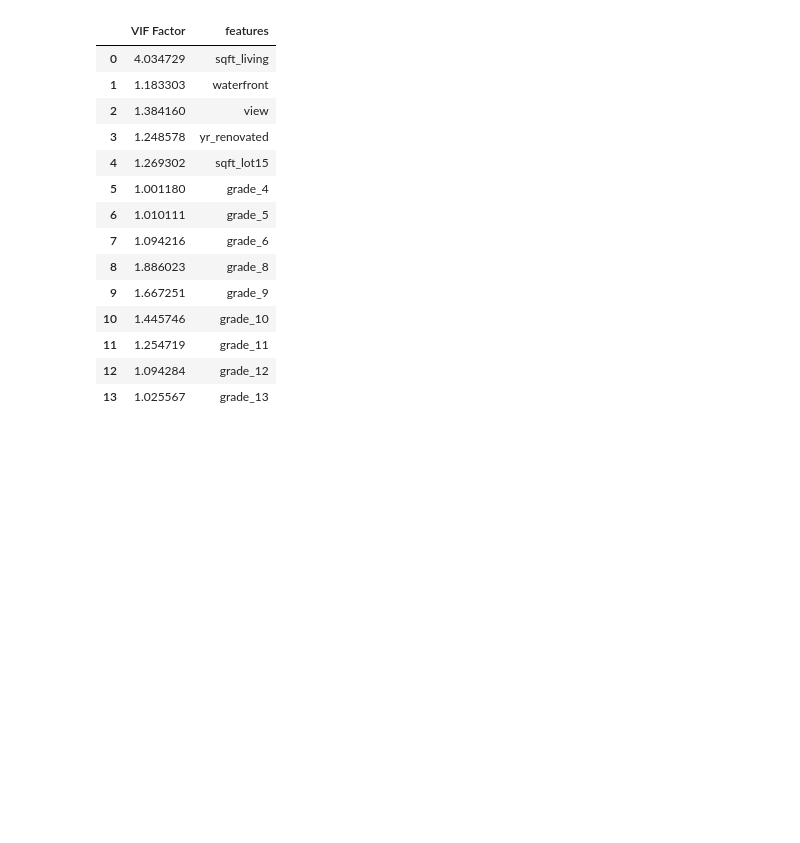
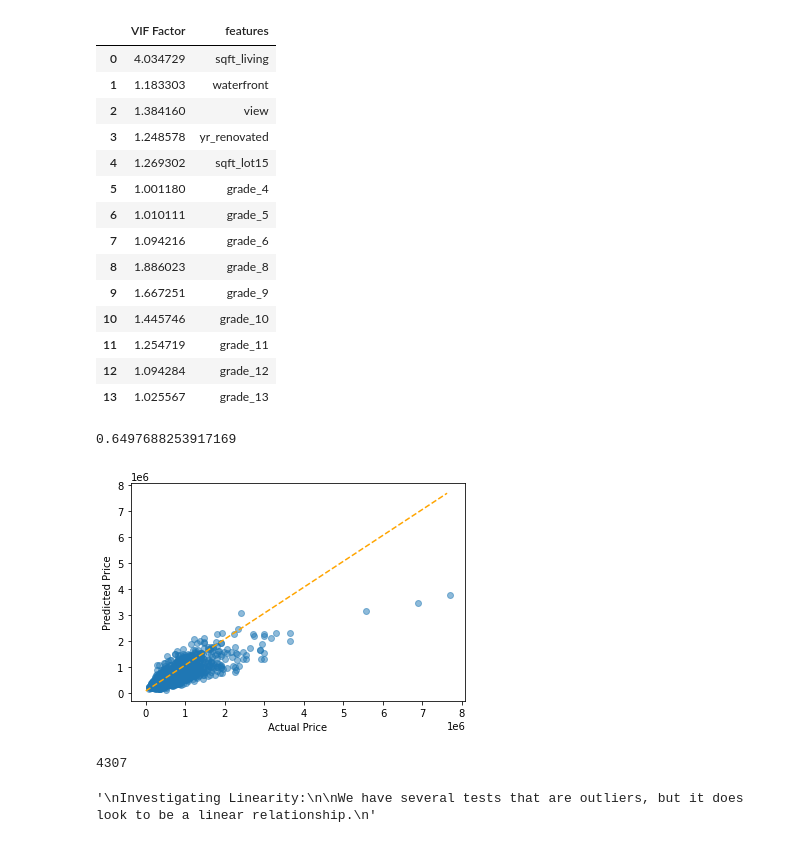
Before and after one commit to SethKauf/King_County_Avocoders_Group_3, a Jupyter notebook: Mitch_Notebook_day_2_Seth_Edits.ipynb, the cells around one changed output. Saved outputs shown, nothing was run; the diff lists cells and outputs as text; code cells hidden in the pictures; blank space fills up the shorter version.

Commit message:
Good Model Low VIF

```diff
--- a/Mitch_Notebook_day_2.ipynb
+++ b/Mitch_Notebook_day_2_Seth_Edits.ipynb
@@ -591,15 +593,15 @@ y=merged['price']
 
 X_train,X_test,y_train,y_test = train_test_split(X, y, test_size=0.2, random_state=42)
 
-Scaler = StandardScaler()
-X_train = Scaler.fit_transform(X_train)
-X_test = Scaler.transform(X_test)
+scaler = StandardScaler()
+X_train_final = scaler.fit_transform(X_train)
+X_test_final = scaler.transform(X_test)
 
 baseline_model = LinearRegression()
-baseline_model.fit(X_train, y_train)
+baseline_model.fit(X_train_final, y_train)
 
 y_pred = baseline_model.predict(X_test)
-baseline_model.coef_, baseline_model.intercept_, baseline_model.score(X_train, y_train), baseline_model.score(X_test, y_test)
+baseline_model.coef_, baseline_model.intercept_, baseline_model.score(X_train_final, y_train), baseline_model.score(X_test_final, y_test)
 # %% [output]
 (array([129523.77047686,  50398.73813798,  49971.60629654,  10813.19920769,
         -18848.81998352,  -2512.21721829,  -6535.29035731,  -8135.81347251,
@@ -629,3 +631,32 @@ vif
 | 11 | 1.254719 | grade_11 |
 | 12 | 1.094284 | grade_12 |
 | 13 | 1.025567 | grade_13 |
+# %%
+final_model = LinearRegression()
+final_model.fit(X_train_final, y_train)
+final_model.score(X_test_final, y_test)
+# %% [output]
+0.6497688253917169
+# %%
+preds = final_model.predict(X_test_final)
+fig, ax = plt.subplots()
+
+perfect_line = np.arange(y_test.min(), y_test.max())
+ax.plot(perfect_line, linestyle = '--', color = 'orange', label = "Perfect Fit")
+ax.scatter(y_test, preds, alpha=.5)
+ax.set_xlabel("Actual Price")
+ax.set_ylabel("Predicted Price");
+# %% [output]
+[figure, added]
+# %%
+len(X_test_final)
+# %% [output]
+4307
+# %%
+"""
+Investigating Linearity:
+
+We have several tests that are outliers, but it does look to be a linear relationship.
+"""
+# %% [output]
+'\nInvestigating Linearity:\n\nWe have several tests that are outliers, but it does look to be a linear relationship.\n'
```
Also changed, not shown: parts of 16 cells of this notebook, 1 other file.
